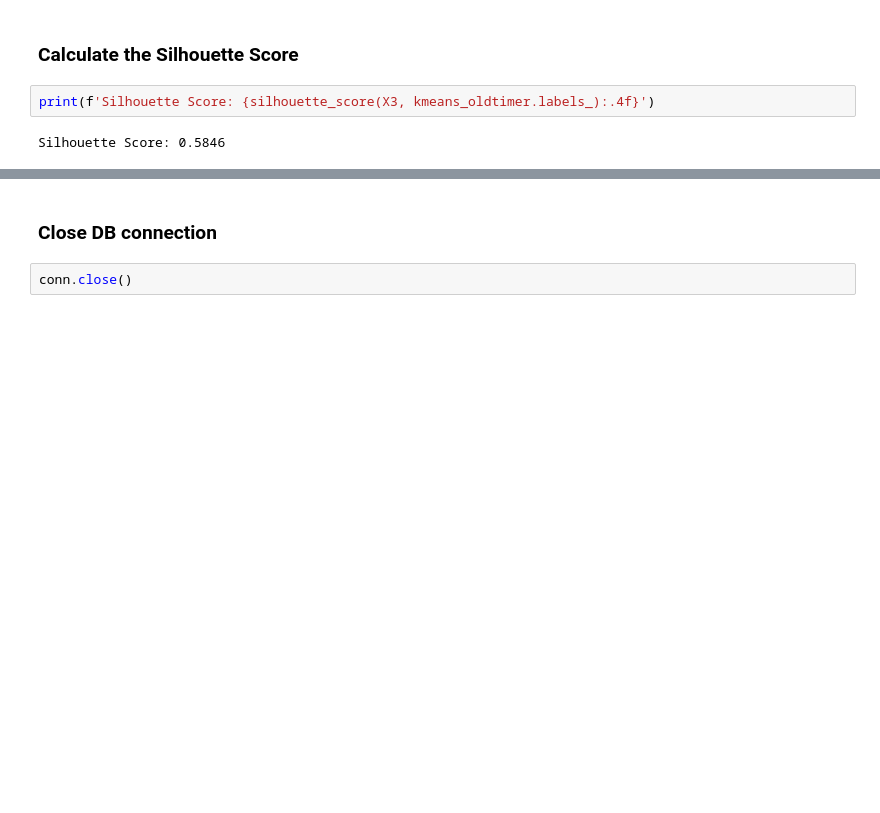
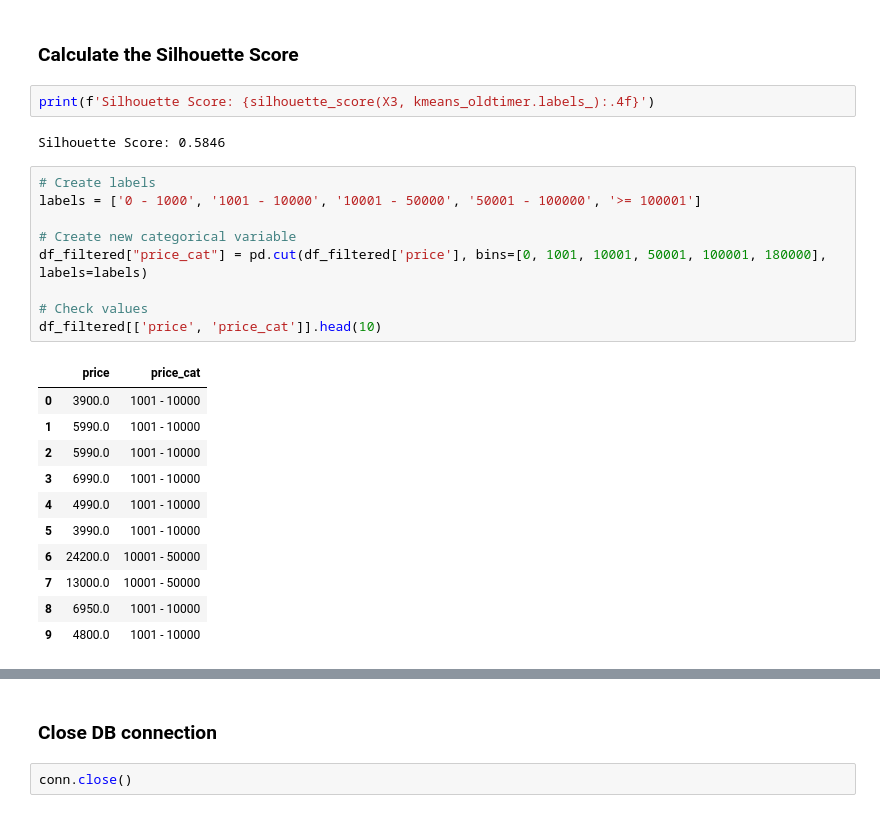
Before and after one commit to Sapdmsql/data_analytics_python_postgres, a Jupyter notebook: jupyter_postgres_db.ipynb, the cells around one changed output, grey strips where cells are left out. Cells and saved outputs as stored; diff of their text form; blank space fills up the shorter version.

```diff
--- a/jupyter_postgres_db.ipynb
+++ b/jupyter_postgres_db.ipynb
@@ -1426,3 +1426,24 @@ print(kmeans_oldtimer.feature_names_in_)
 print(f'Silhouette Score: {silhouette_score(X3, kmeans_oldtimer.labels_):.4f}')
 # %% [output]
 Silhouette Score: 0.5846
+# %%
+# Create labels
+labels = ['0 - 1000', '1001 - 10000', '10001 - 50000', '50001 - 100000', '>= 100001']
+
+# Create new categorical variable
+df_filtered["price_cat"] = pd.cut(df_filtered['price'], bins=[0, 1001, 10001, 50001, 100001, 180000], labels=labels)
+
+# Check values
+df_filtered[['price', 'price_cat']].head(10)
+# %% [output]
+|  | price | price_cat |
+| 0 | 3900.0 | 1001 - 10000 |
+| 1 | 5990.0 | 1001 - 10000 |
+| 2 | 5990.0 | 1001 - 10000 |
+| 3 | 6990.0 | 1001 - 10000 |
+| 4 | 4990.0 | 1001 - 10000 |
+| 5 | 3990.0 | 1001 - 10000 |
+| 6 | 24200.0 | 10001 - 50000 |
+| 7 | 13000.0 | 10001 - 50000 |
+| 8 | 6950.0 | 1001 - 10000 |
+| 9 | 4800.0 | 1001 - 10000 |
```
Also changed, not shown: parts of 3 cells of this notebook.
